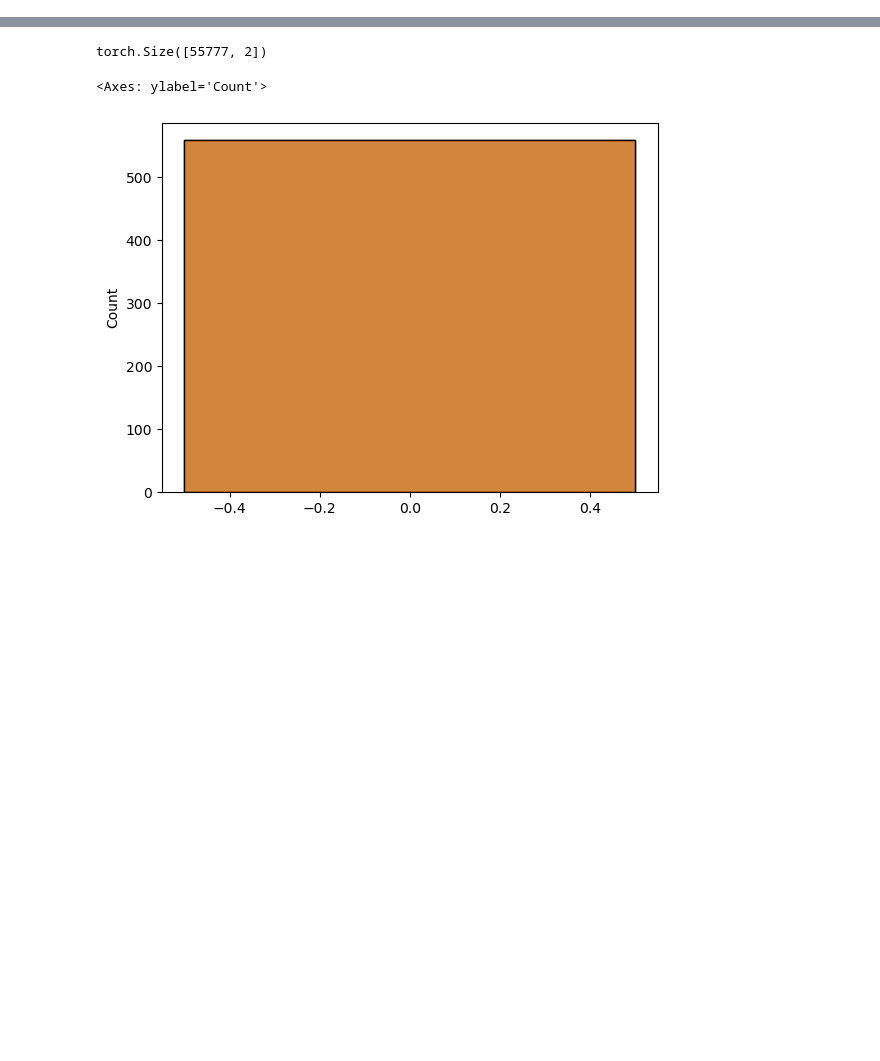
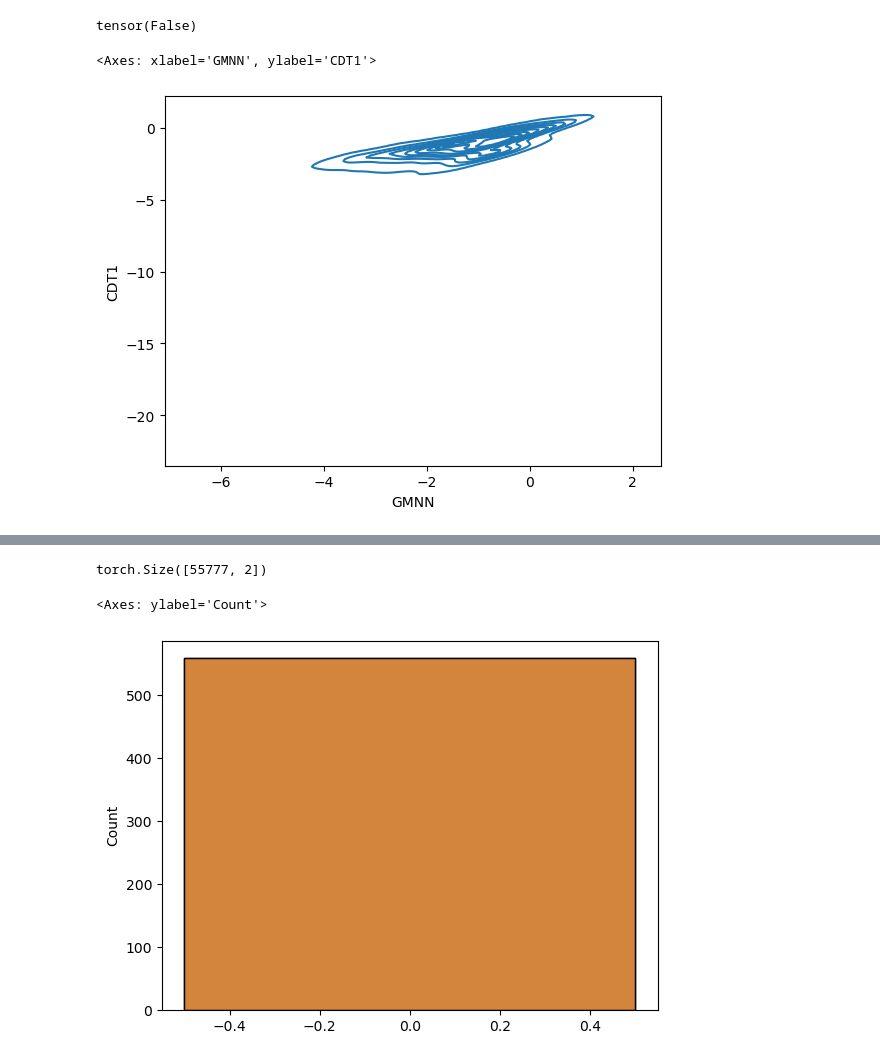
Before and after one commit to ishan-gaur/implicit-cell-model, a Jupyter notebook: pseudotime.ipynb, the cells around one changed output, grey strips where cells are left out. Drawn from its saved outputs; the diff is of its cells as text; code cells hidden in the pictures; blank space fills up the shorter version.

```diff
--- a/pseudotime.ipynb
+++ b/pseudotime.ipynb
@@ -23,0 +38,8 @@ tensor(-inf) tensor(11.0903)
+# %%
+print(torch.isinf(torch.log(FUCCI_log_intensities + 1e-10)).any())
+pseudo_time_df = pd.DataFrame(torch.log(FUCCI_log_intensities + 1e-10).numpy(), columns=['GMNN', 'CDT1'])
+sns.kdeplot(data=pseudo_time_df, x='GMNN', y='CDT1')
+# %% [output]
+tensor(False)
+<Axes: xlabel='GMNN', ylabel='CDT1'>
+[figure, added]
```
Also changed, not shown: parts of 12 cells of this notebook, 3 other files.
